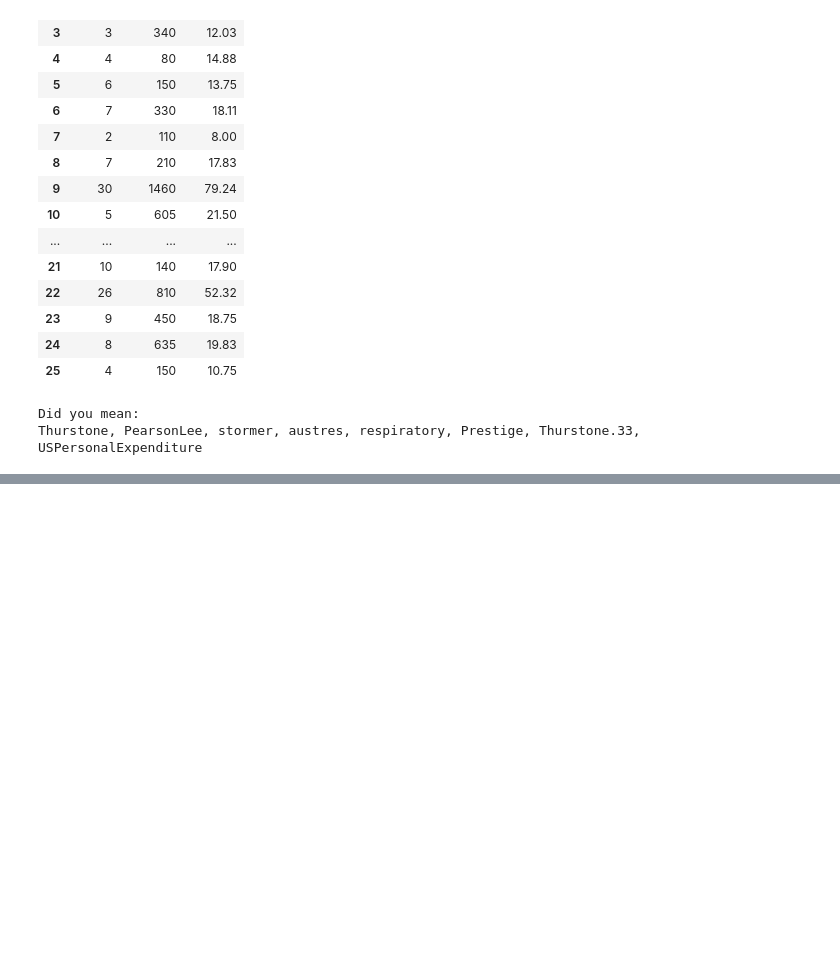
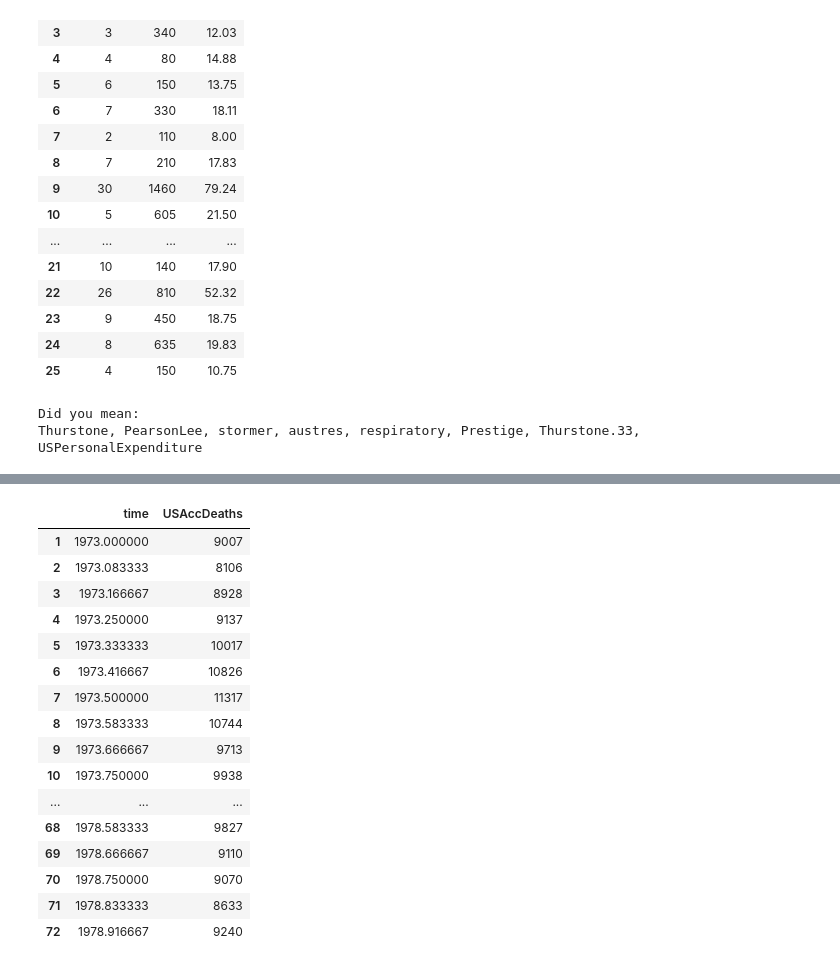
Before and after one commit to NSharick/python-practice, a Jupyter notebook: practice_datasets_tableau.ipynb, the cells around one changed output, grey strips where cells are left out. Saved outputs shown, nothing was run; the diff lists cells and outputs as text; code cells hidden in the pictures; blank space fills up the shorter version.

```diff
--- a/practice_datasets_tableau.ipynb
+++ b/practice_datasets_tableau.ipynb
@@ -136,0 +158,21 @@ nhtemp
+# %%
+accdea = data('USAccDeaths')
+accdea
+# %% [output]
+|  | time | USAccDeaths |
+| 1 | 1973.000000 | 9007 |
+| 2 | 1973.083333 | 8106 |
+| 3 | 1973.166667 | 8928 |
+| 4 | 1973.250000 | 9137 |
+| 5 | 1973.333333 | 10017 |
+| 6 | 1973.416667 | 10826 |
+| 7 | 1973.500000 | 11317 |
+| 8 | 1973.583333 | 10744 |
+| 9 | 1973.666667 | 9713 |
+| 10 | 1973.750000 | 9938 |
+| ... | ... | ... |
+| 68 | 1978.583333 | 9827 |
+| 69 | 1978.666667 | 9110 |
+| 70 | 1978.750000 | 9070 |
+| 71 | 1978.833333 | 8633 |
+| 72 | 1978.916667 | 9240 |
```
Also changed, not shown: parts of 12 cells of this notebook.
